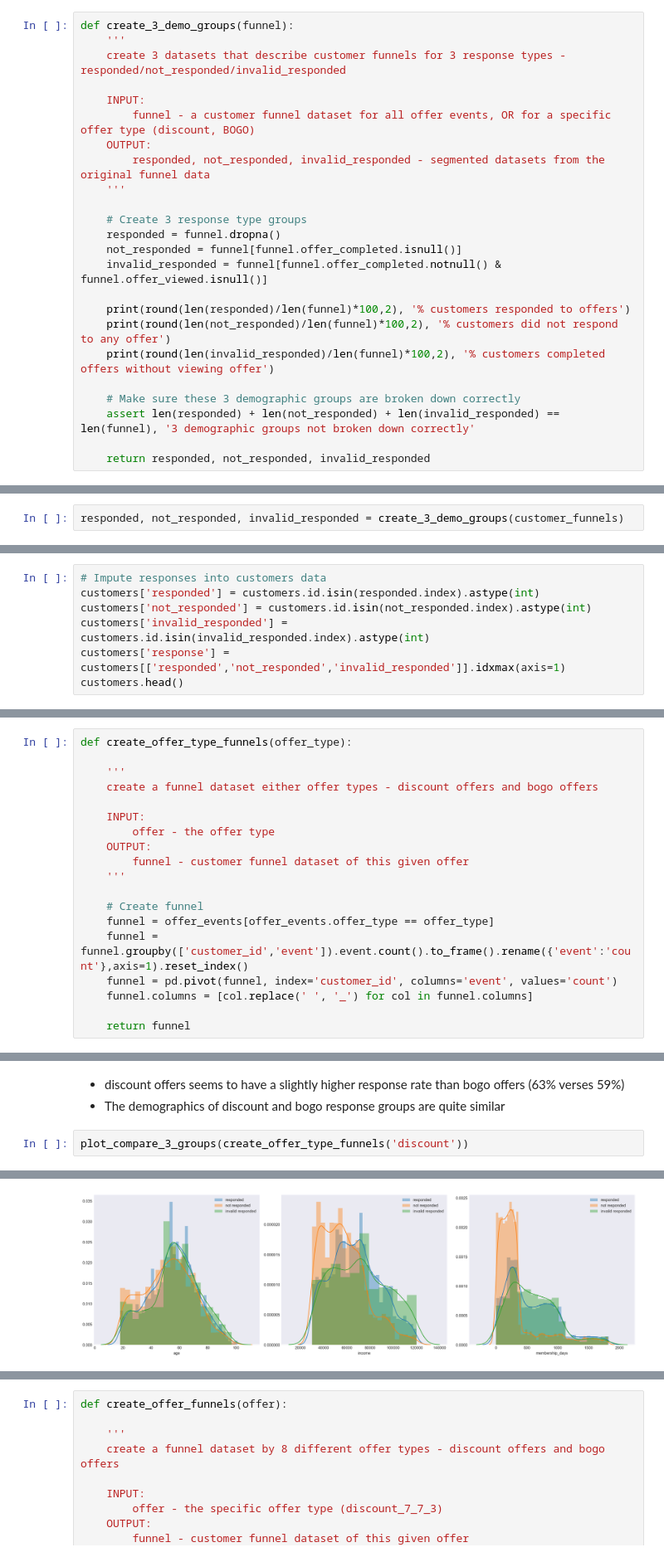
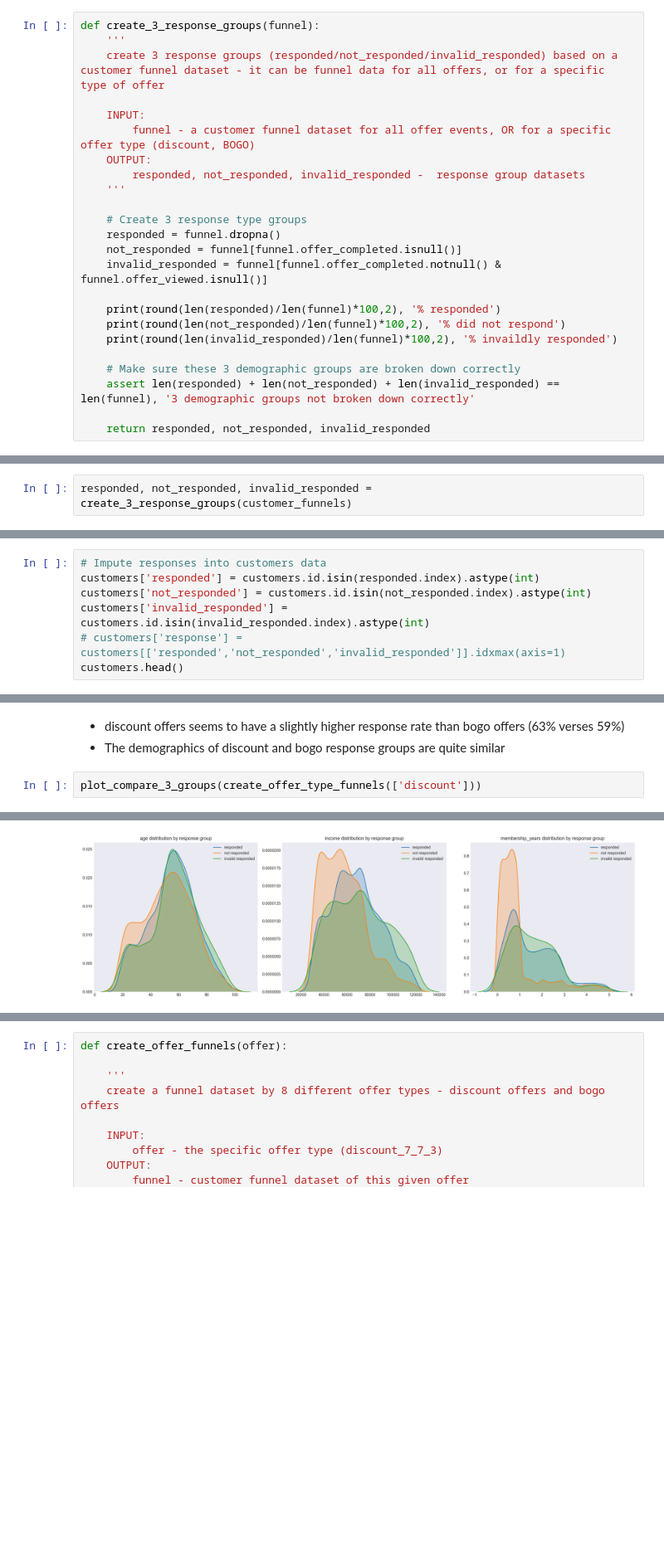
Before and after one commit to kevingao1136/Udacity_DataScience_Nanodegree, a Jupyter notebook: Starbucks_Capstone_Challenge/Starbucks_Capstone.ipynb, the cells around one changed output, grey strips where cells are left out. Shown at 83% size. Cells and saved outputs as stored; diff of their text form; blank space fills up the shorter version.

```diff
--- a/Starbucks_Capstone_Challenge/Starbucks_Capstone.ipynb
+++ b/Starbucks_Capstone_Challenge/Starbucks_Capstone.ipynb
@@ -136,14 +166,14 @@ offer_received      0.000000
 offer_viewed        2.392486
 dtype: float64
 # %%
-def create_3_demo_groups(funnel):
+def create_3_response_groups(funnel):
     '''
-    create 3 datasets that describe customer funnels for 3 response types - responded/not_responded/invalid_responded
+    create 3 response groups (responded/not_responded/invalid_responded) based on a customer funnel dataset - it can be funnel data for all offers, or for a specific type of offer
 
     INPUT:
         funnel - a customer funnel dataset for all offer events, OR for a specific offer type (discount, BOGO)
     OUTPUT:
-        responded, not_responded, invalid_responded - segmented datasets from the original funnel data
+        responded, not_responded, invalid_responded -  response group datasets
     '''
 
     # Create 3 response type groups
@@ -151,9 +181,9 @@ def create_3_demo_groups(funnel):
     not_responded = funnel[funnel.offer_completed.isnull()]
     invalid_responded = funnel[funnel.offer_completed.notnull() & funnel.offer_viewed.isnull()]
 
-    print(round(len(responded)/len(funnel)*100,2), '% customers responded to offers')
-    print(round(len(not_responded)/len(funnel)*100,2), '% customers did not respond to any offer')
-    print(round(len(invalid_responded)/len(funnel)*100,2), '% customers completed offers without viewing offer')
+    print(round(len(responded)/len(funnel)*100,2), '% responded')
+    print(round(len(not_responded)/len(funnel)*100,2), '% did not respond')
+    print(round(len(invalid_responded)/len(funnel)*100,2), '% invaildly responded')
 
     # Make sure these 3 demographic groups are broken down correctly
     assert len(responded) + len(not_responded) + len(invalid_responded) == len(funnel), '3 demographic groups not broken down correctly'
@@ -168,5 +198,5 @@ So we know that for all offers:
 
 **Later on, the funnel input will be funnels for a specific offer, to analyze each offer individually**
 # %%
-responded, not_responded, invalid_responded = create_3_demo_groups(customer_funnels)
+responded, not_responded, invalid_responded = create_3_response_groups(customer_funnels)
 # %% [output]
@@ -178,6 +208,6 @@ responded, not_responded, invalid_responded = create_3_demo_groups(customer_funn
 customers['responded'] = customers.id.isin(responded.index).astype(int)
 customers['not_responded'] = customers.id.isin(not_responded.index).astype(int)
 customers['invalid_responded'] = customers.id.isin(invalid_responded.index).astype(int)
-customers['response'] = customers[['responded','not_responded','invalid_responded']].idxmax(axis=1)
+# customers['response'] = customers[['responded','not_responded','invalid_responded']].idxmax(axis=1)
 customers.head()
 # %% [output]
@@ -263,21 +290,2 @@ plot_compare_3_groups(customer_funnels)
 # %% [markdown]
 # Dicount VS BOGO offers
-# %%
-def create_offer_type_funnels(offer_type):
-
-    '''
-    create a funnel dataset either offer types - discount offers and bogo offers
-
-    INPUT:
-        offer - the offer type
-    OUTPUT:
-        funnel - customer funnel dataset of this given offer
-    '''
-
-    # Create funnel
-    funnel = offer_events[offer_events.offer_type == offer_type]
-    funnel = funnel.groupby(['customer_id','event']).event.count().to_frame().rename({'event':'count'},axis=1).reset_index()
-    funnel = pd.pivot(funnel, index='customer_id', columns='event', values='count')
-    funnel.columns = [col.replace(' ', '_') for col in funnel.columns]
-
-    return funnel
@@ -295,5 +293,5 @@ create_offer_type_funnels('discount').sample(5)
 - discount offers seems to have a slightly higher response rate than bogo offers (63% verses 59%)
 - The demographics of discount and bogo response groups are quite similar
 # %%
-plot_compare_3_groups(create_offer_type_funnels('discount'))
+plot_compare_3_groups(create_offer_type_funnels(['discount']))
 # %% [output]
@@ -303,2 +301,2 @@ plot_compare_3_groups(create_offer_type_funnels('discount'))
-[figure, old version]
+[figure, new version]
 # %%
```
Also changed, not shown: parts of 54 cells of this notebook, 3 other files.
